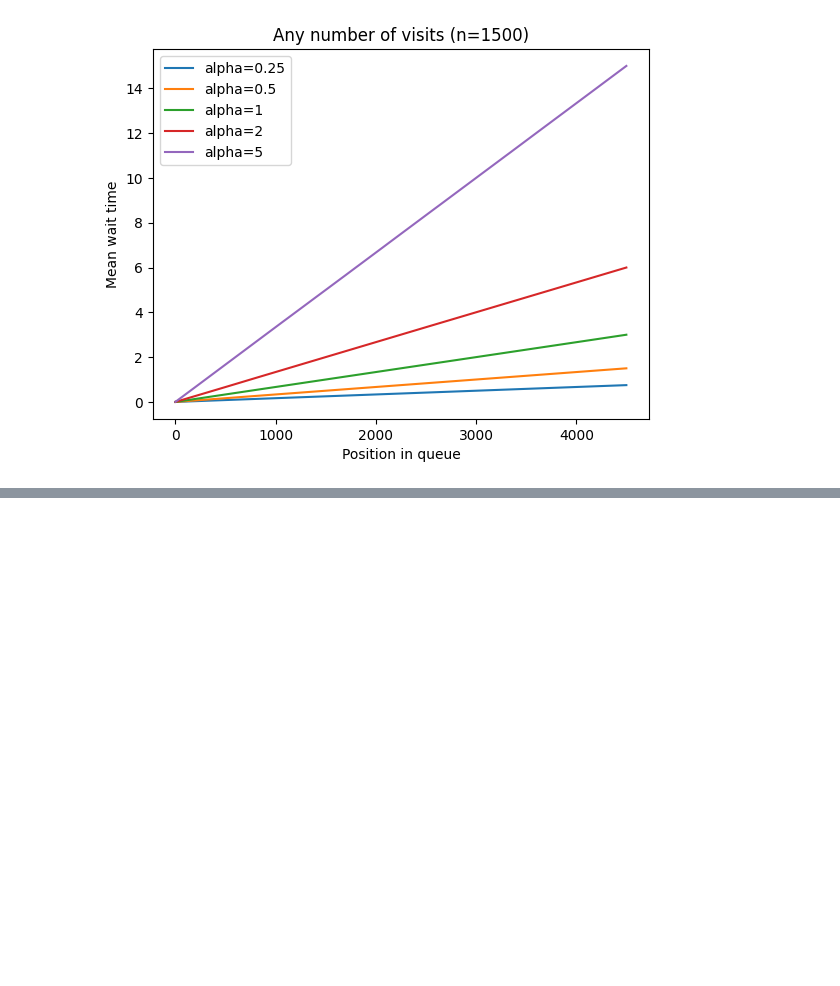
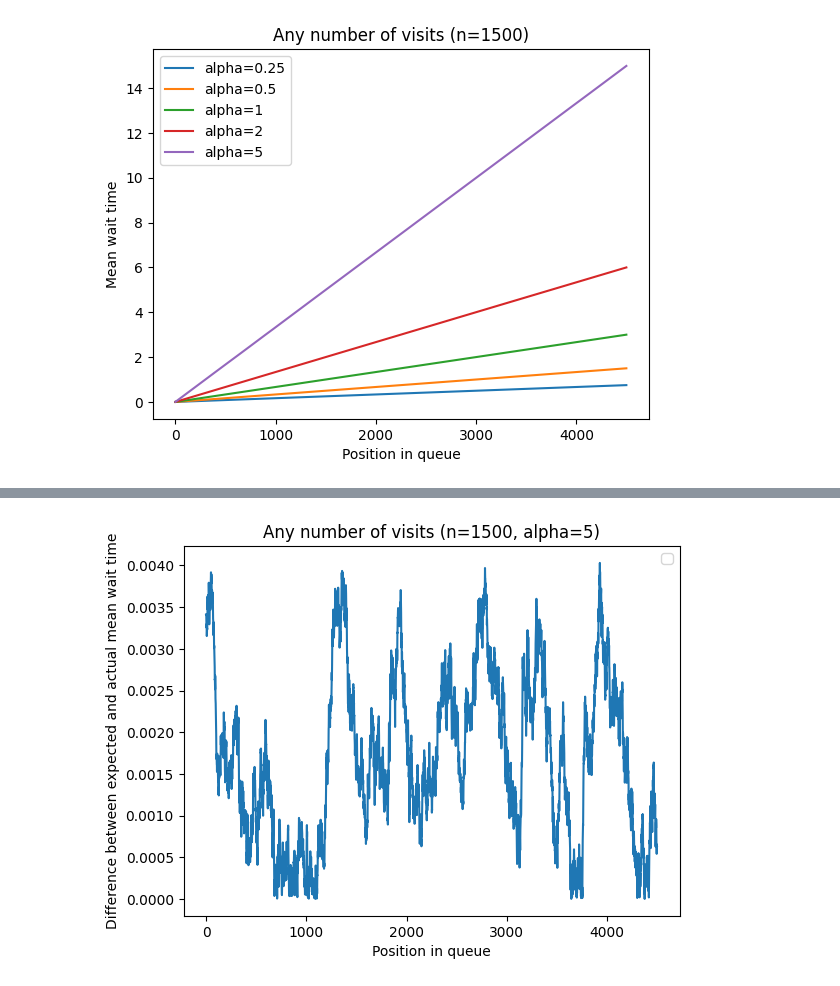
Before and after one commit to kkarnauk/math-stats-hse-2021, a Jupyter notebook: hw03.ipynb, the cells around one changed output, grey strips where cells are left out. Saved outputs shown, nothing was run; the diff lists cells and outputs as text; code cells hidden in the pictures; blank space fills up the shorter version.

```diff
--- a/hw03.ipynb
+++ b/hw03.ipynb
@@ -96,0 +128,15 @@ plot_experiments_any(all_ns, all_max_ks, all_alphas, total_count)
+# %%
+def plot_experiments_any_and_expected(n: int, max_k: int, alpha: float, count: int):
+    x = np.arange(max_k)
+    y1 = make_experiments_any(n, max_k, alpha, count)
+    y2 = np.array([alpha * i / n for i in x])
+    add_to_plot(x, np.abs(y1 - y2), None)
+    plot_graph(
+        "Position in queue",
+        "Difference between expected and actual mean wait time",
+        "Any number of visits (n={}, alpha={})".format(n, alpha)
+    )
+
+plot_experiments_any_and_expected(all_ns[-1], all_max_ks[-1], all_alphas[-1], total_count)
+# %% [output]
+[figure, added]
```
Also changed, not shown: parts of 5 cells of this notebook.
